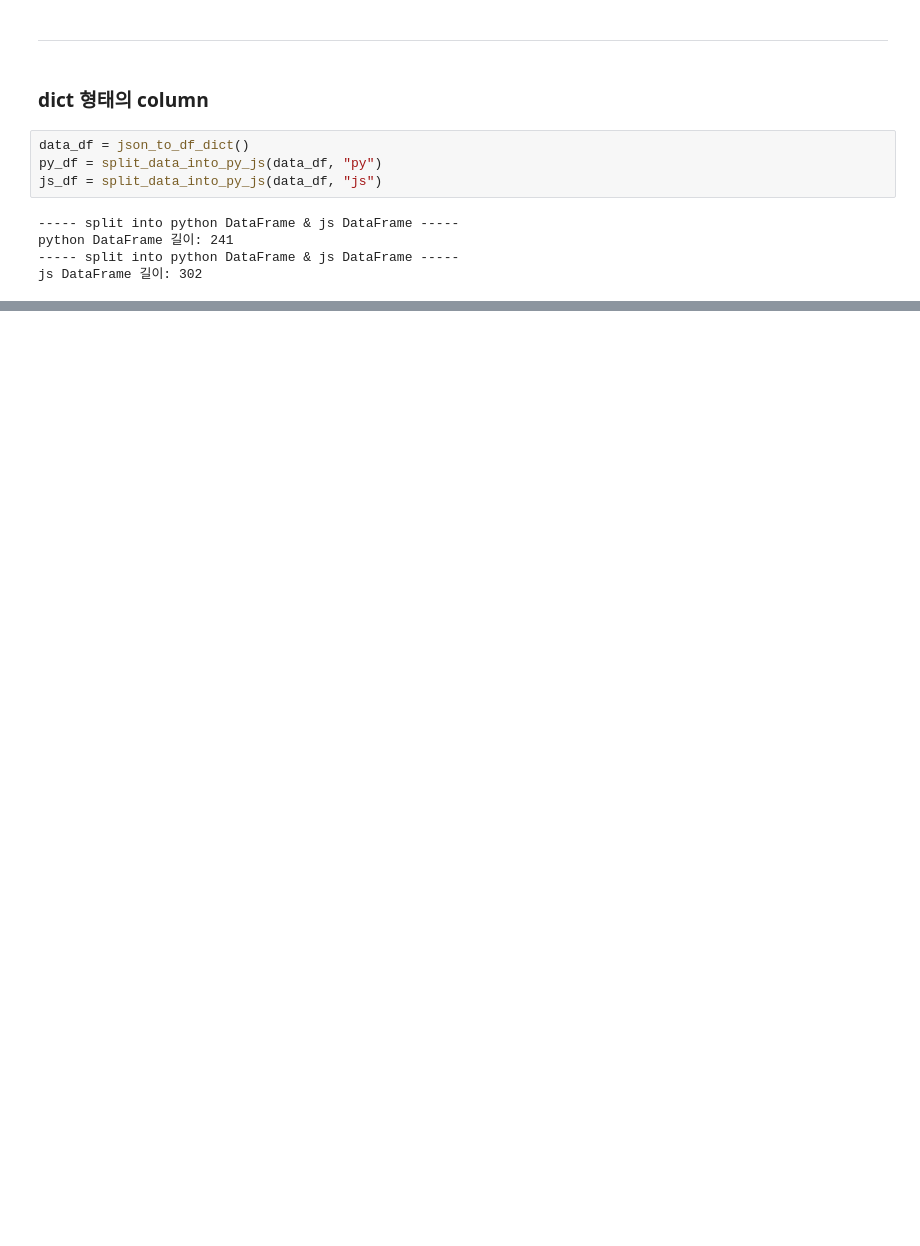
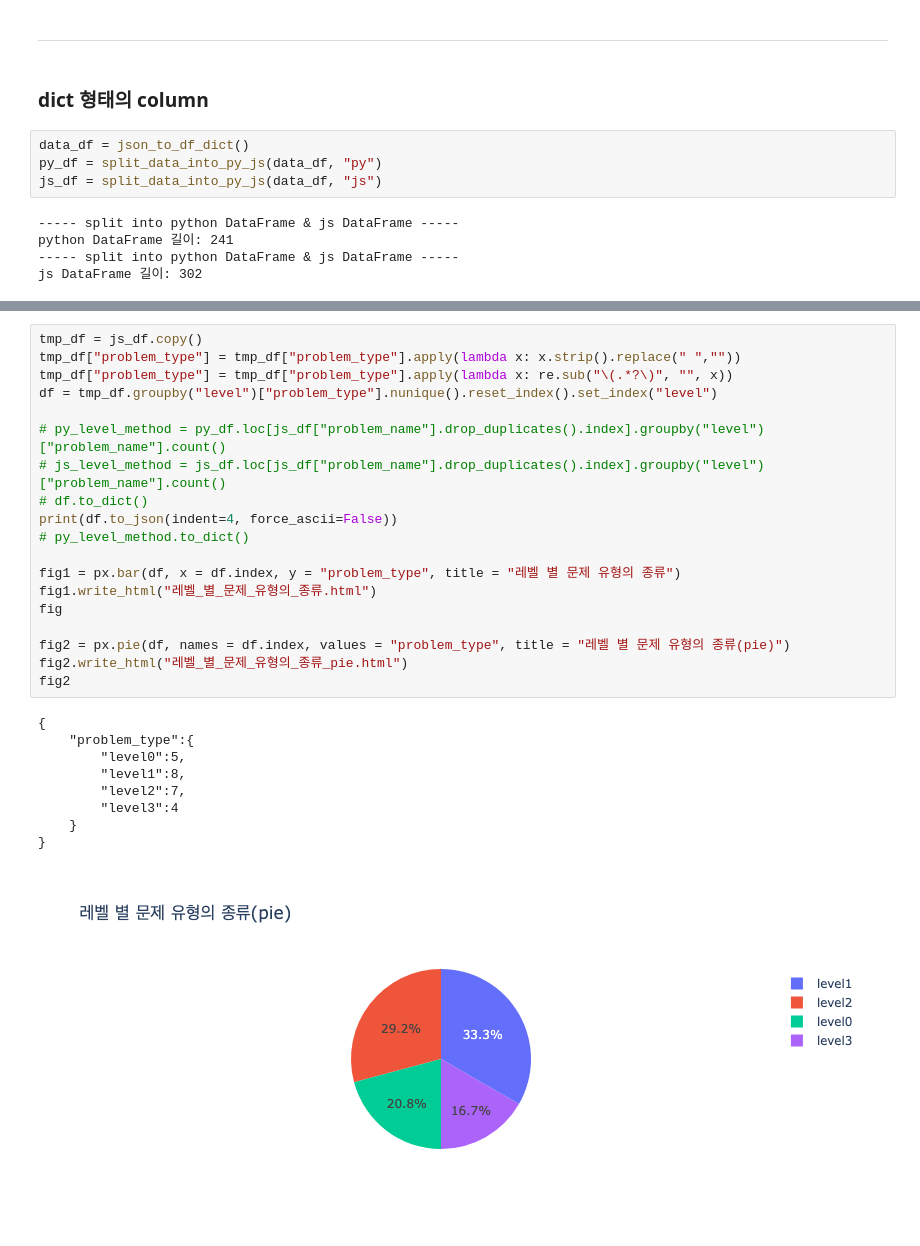
Before and after one commit to Algorithm-Coding-Test-Data-Analysis/algoview, a Jupyter notebook: dataAnalysis/notebook/json_to_dataframe.ipynb, the cells around one changed output, grey strips where cells are left out. Cells and saved outputs as stored; diff of their text form; blank space fills up the shorter version.

```diff
--- a/dataAnalysis/notebook/json_to_dataframe.ipynb
+++ b/dataAnalysis/notebook/json_to_dataframe.ipynb
@@ -291,0 +634,29 @@ py_df[py_df["file_name"] == "Lv1_2018_프로그래머스_소수 만들기_구현
+# %%
+tmp_df = js_df.copy()
+tmp_df["problem_type"] = tmp_df["problem_type"].apply(lambda x: x.strip().replace(" ",""))
+tmp_df["problem_type"] = tmp_df["problem_type"].apply(lambda x: re.sub("\(.*?\)", "", x))
+df = tmp_df.groupby("level")["problem_type"].nunique().reset_index().set_index("level")
+
+# py_level_method = py_df.loc[js_df["problem_name"].drop_duplicates().index].groupby("level")["problem_name"].count()
+# js_level_method = js_df.loc[js_df["problem_name"].drop_duplicates().index].groupby("level")["problem_name"].count()
+# df.to_dict()
+print(df.to_json(indent=4, force_ascii=False))
+# py_level_method.to_dict()
+
+fig1 = px.bar(df, x = df.index, y = "problem_type", title = "레벨 별 문제 유형의 종류")
+fig1.write_html("레벨_별_문제_유형의_종류.html")
+fig
+
+fig2 = px.pie(df, names = df.index, values = "problem_type", title = "레벨 별 문제 유형의 종류(pie)")
+fig2.write_html("레벨_별_문제_유형의_종류_pie.html")
+fig2
+# %% [output]
+{
+    "problem_type":{
+        "level0":5,
+        "level1":8,
+        "level2":7,
+        "level3":4
+    }
+}
+[figure, added]
```
Also changed, not shown: parts of 64 cells of this notebook.
